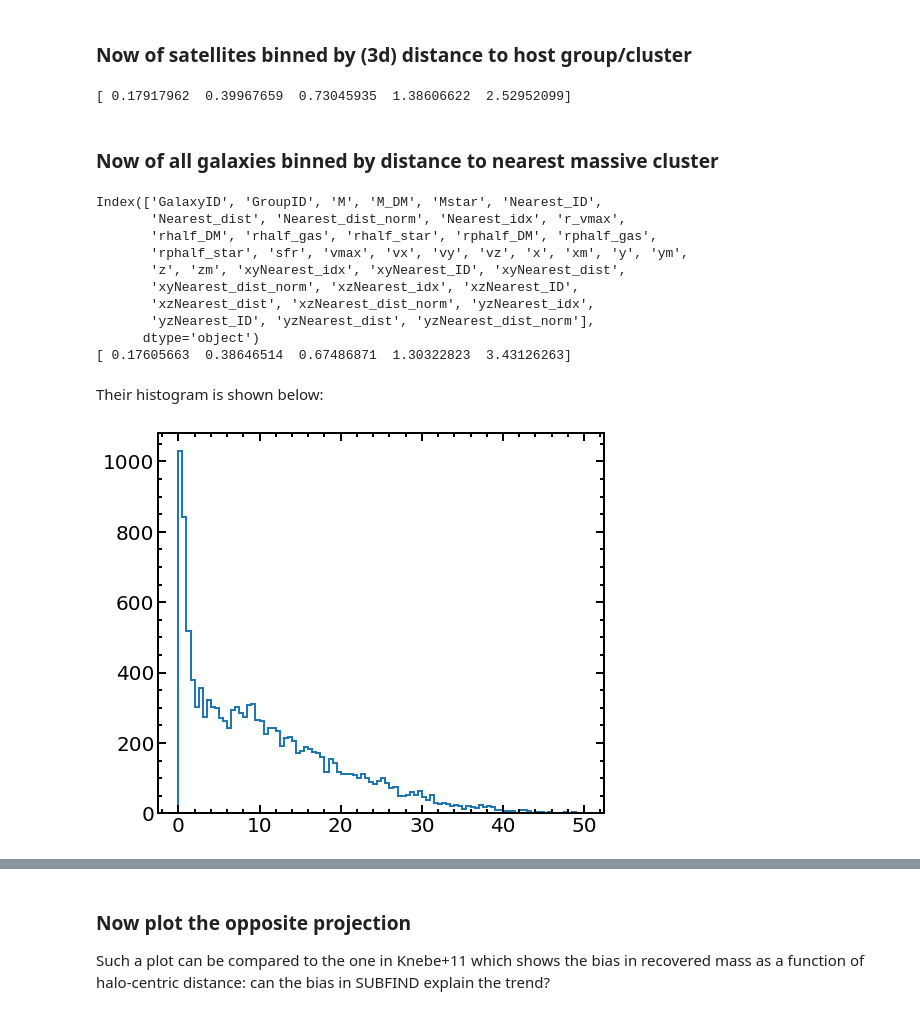
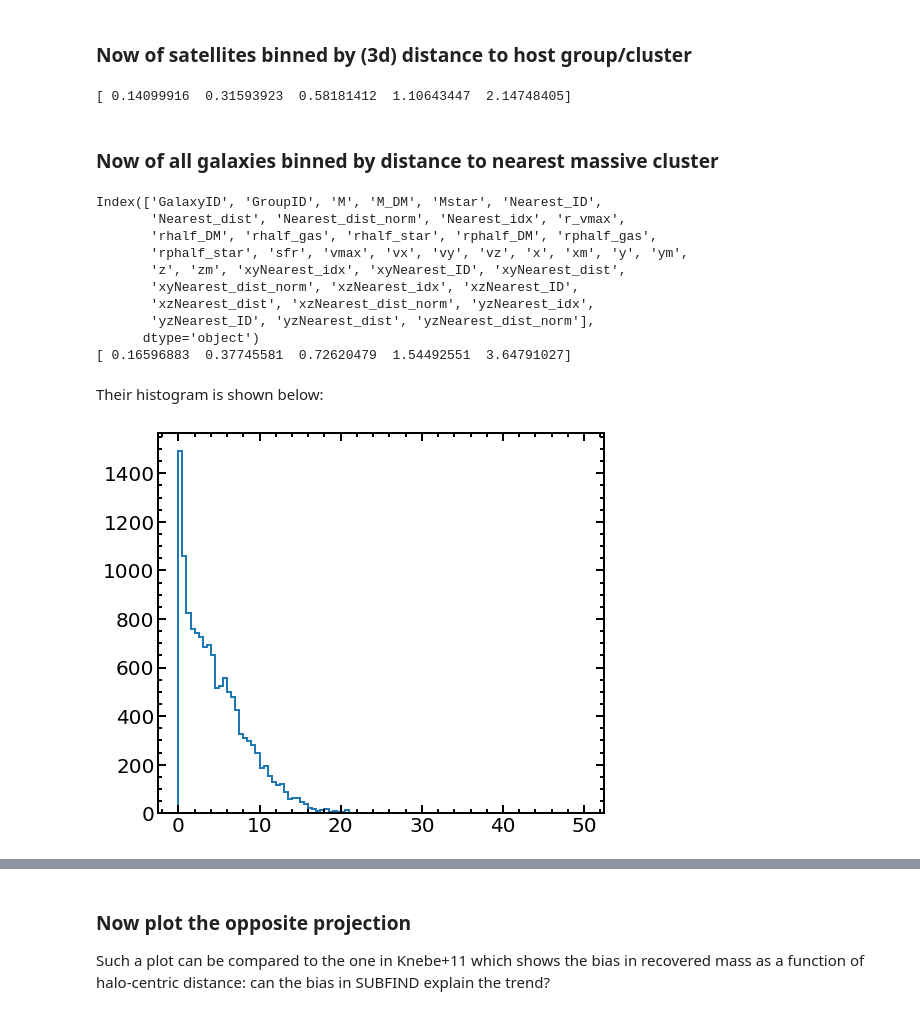
Before and after one commit to cristobal-sifon/eagle-satellites, a Jupyter notebook: notebooks/explore.ipynb, the cells around one changed output, grey strips where cells are left out. Saved outputs shown, nothing was run; the diff lists cells and outputs as text; code cells hidden in the pictures.

```diff
--- a/notebooks/explore.ipynb
+++ b/notebooks/explore.ipynb
@@ -417,18 +421,19 @@ sRbinned = satgr.groupby([scut, pd.cut(satgr.dist_host_norm, Rbins)])
 msub_R = sRbinned.mean().M_sat.values.reshape((mstar.size,R.size))
 #print(msub_R)
 # average normalized cluster-centric distance
-Ravg_sat = mean(sRbinned, 'dist_host_norm', (mstar.size,R.size))
+Ravg_sat = mean(sRbinned, 'xydist_host_norm', (mstar.size,R.size))
 print(Ravg_sat)
 # %% [output]
-[ 0.17917962  0.39967659  0.73045935  1.38606622  2.52952099]
+[ 0.14099916  0.31593923  0.58181412  1.10643447  2.14748405]
 # %% [markdown]
 ### Now of all galaxies binned by distance to nearest massive cluster
 # %%
+# I'm using the distances in the xy plane
 print(galcl.columns)
 clbinned = galcl.groupby([pd.cut(galcl.Mstar, mstarbins),
-                          pd.cut(galcl.Nearest_dist, Rbins)])
+                          pd.cut(galcl.xyNearest_dist, Rbins)])
 msub_cl = clbinned.mean().M.values.reshape((mstar.size,R.size))
-Ravg_cl = mean(clbinned, 'Nearest_dist_norm', (mstar.size,R.size))
+Ravg_cl = mean(clbinned, 'xyNearest_dist_norm', (mstar.size,R.size))
 print(Ravg_cl)
 # %% [output]
 Index(['GalaxyID', 'GroupID', 'M', 'M_DM', 'Mstar', 'Nearest_ID',
@@ -440,16 +445,16 @@ Index(['GalaxyID', 'GroupID', 'M', 'M_DM', 'Mstar', 'Nearest_ID',
        'xzNearest_dist', 'xzNearest_dist_norm', 'yzNearest_idx',
        'yzNearest_ID', 'yzNearest_dist', 'yzNearest_dist_norm'],
       dtype='object')
-[ 0.17605663  0.38646514  0.67486871  1.30322823  3.43126263]
+[ 0.16596883  0.37745581  0.72620479  1.54492551  3.64791027]
 # %% [markdown]
 Their histogram is shown below:
 # %%
 fig, ax = plt.subplots(figsize=(8,7))
 bins_Rhist = np.arange(0, 50.01, 0.5)
-ax.hist(satcl.Nearest_dist_norm, bins_Rhist, histtype='step', lw=2);
+ax.hist(satcl.xyNearest_dist_norm, bins_Rhist, histtype='step', lw=2);
 #ax.set_yscale('log');
 # %% [output]
-[figure, old version]
+[figure, new version]
 # %%
 fig, ax = plt.subplots(figsize=(8,6))
 ax.set_xscale('log')
```
Also changed, not shown: parts of 6 cells of this notebook, 6 other files.
